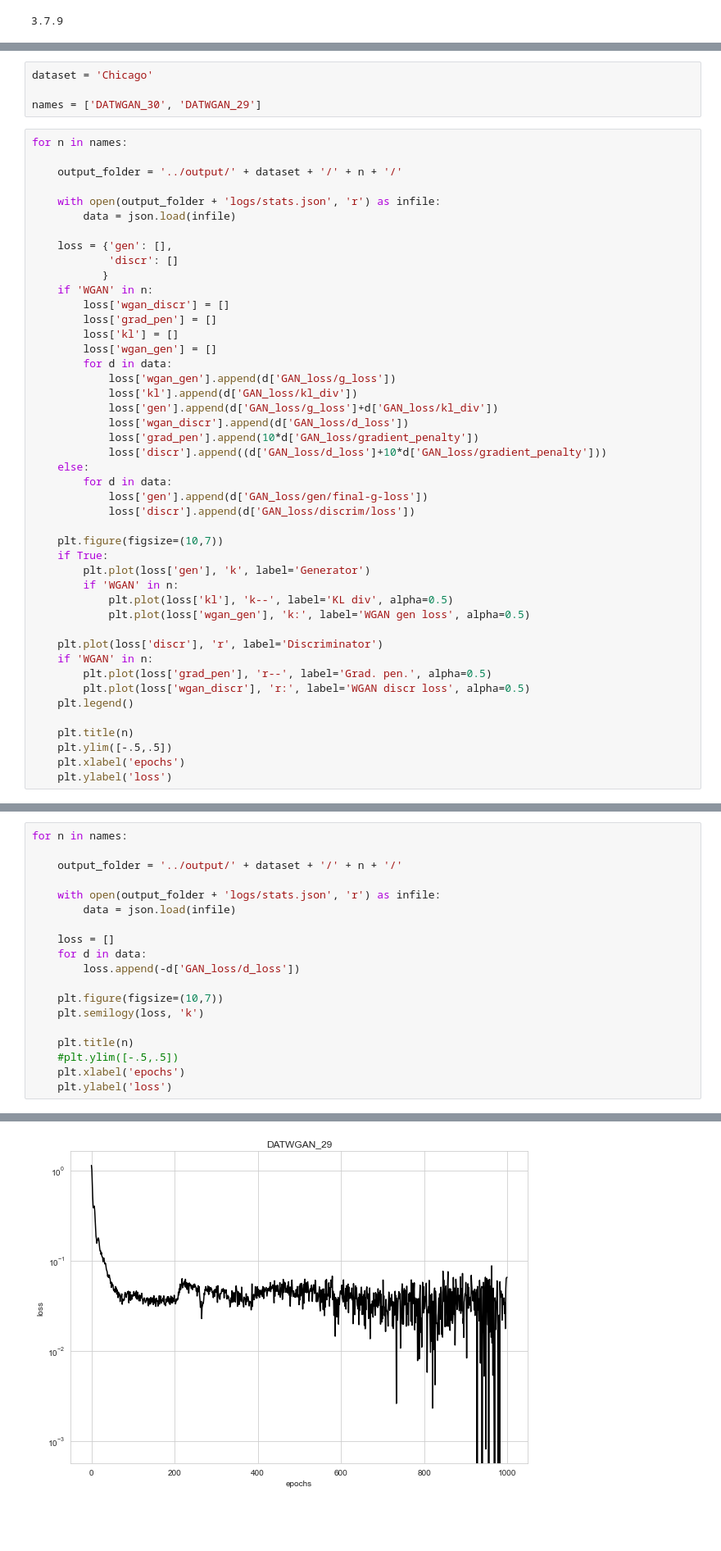
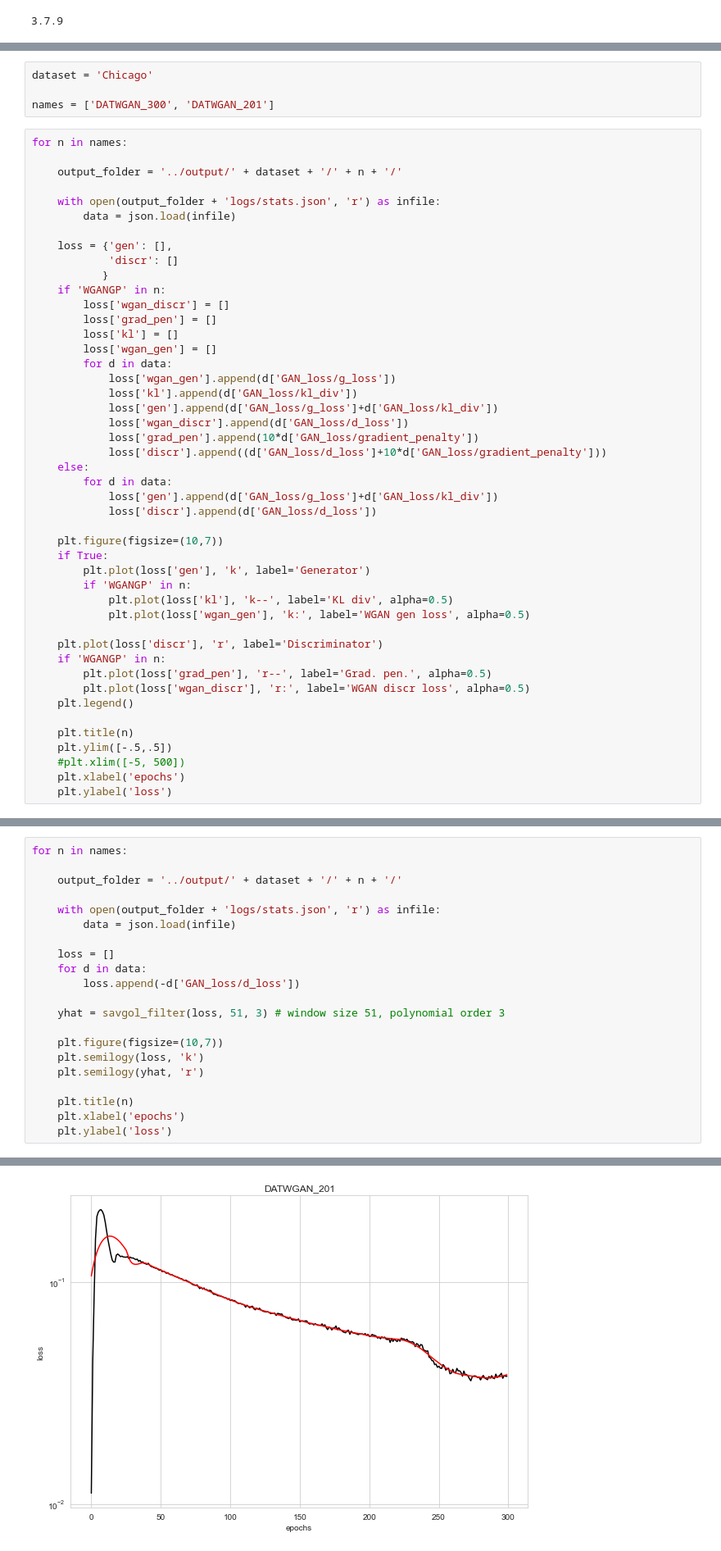
Before and after one commit to glederrey/SynthPop, a Jupyter notebook: code/notebooks/training/check_training.ipynb, the cells around one changed output, grey strips where cells are left out. Shown at 82% size. Drawn from its saved outputs; the diff is of its cells as text; blank space fills up the shorter version.

Commit message:
[UPD] DAT-WGAN and DAT-DRAGAN implemented.

```diff
--- a/code/notebooks/training/check_training.ipynb
+++ b/code/notebooks/training/check_training.ipynb
@@ -24,7 +25,7 @@ sns.set_style("whitegrid")
 # %%
 dataset = 'Chicago'
 
-names = ['DATWGAN_30', 'DATWGAN_29']
+names = ['DATWGAN_300', 'DATWGAN_201']
 # %%
 for n in names:
 
@@ -36,7 +37,7 @@ for n in names:
     loss = {'gen': [],
             'discr': []
            }
-    if 'WGAN' in n:
+    if 'WGANGP' in n:
         loss['wgan_discr'] = []
         loss['grad_pen'] = []
         loss['kl'] = []
@@ -50,24 +51,25 @@ for n in names:
             loss['discr'].append((d['GAN_loss/d_loss']+10*d['GAN_loss/gradient_penalty']))
     else:
         for d in data:
-            loss['gen'].append(d['GAN_loss/gen/final-g-loss'])
-            loss['discr'].append(d['GAN_loss/discrim/loss'])
+            loss['gen'].append(d['GAN_loss/g_loss']+d['GAN_loss/kl_div'])
+            loss['discr'].append(d['GAN_loss/d_loss'])
 
     plt.figure(figsize=(10,7))
     if True:
         plt.plot(loss['gen'], 'k', label='Generator')
-        if 'WGAN' in n:
+        if 'WGANGP' in n:
             plt.plot(loss['kl'], 'k--', label='KL div', alpha=0.5)
             plt.plot(loss['wgan_gen'], 'k:', label='WGAN gen loss', alpha=0.5)
 
     plt.plot(loss['discr'], 'r', label='Discriminator')
-    if 'WGAN' in n:
+    if 'WGANGP' in n:
         plt.plot(loss['grad_pen'], 'r--', label='Grad. pen.', alpha=0.5)
         plt.plot(loss['wgan_discr'], 'r:', label='WGAN discr loss', alpha=0.5)
     plt.legend()
 
     plt.title(n)
     plt.ylim([-.5,.5])
+    #plt.xlim([-5, 500])
     plt.xlabel('epochs')
     plt.ylabel('loss')
 # %% [output]
@@ -85,11 +87,13 @@ for n in names:
     for d in data:
         loss.append(-d['GAN_loss/d_loss'])
 
+    yhat = savgol_filter(loss, 51, 3) # window size 51, polynomial order 3
+
     plt.figure(figsize=(10,7))
     plt.semilogy(loss, 'k')
+    plt.semilogy(yhat, 'r')
 
     plt.title(n)
-    #plt.ylim([-.5,.5])
     plt.xlabel('epochs')
     plt.ylabel('loss')
 # %% [output]
@@ -97 +101 @@ for n in names:
-[figure, old version]
+[figure, new version]
```
Also changed, not shown: parts of 3 cells of this notebook, 25 other files.
